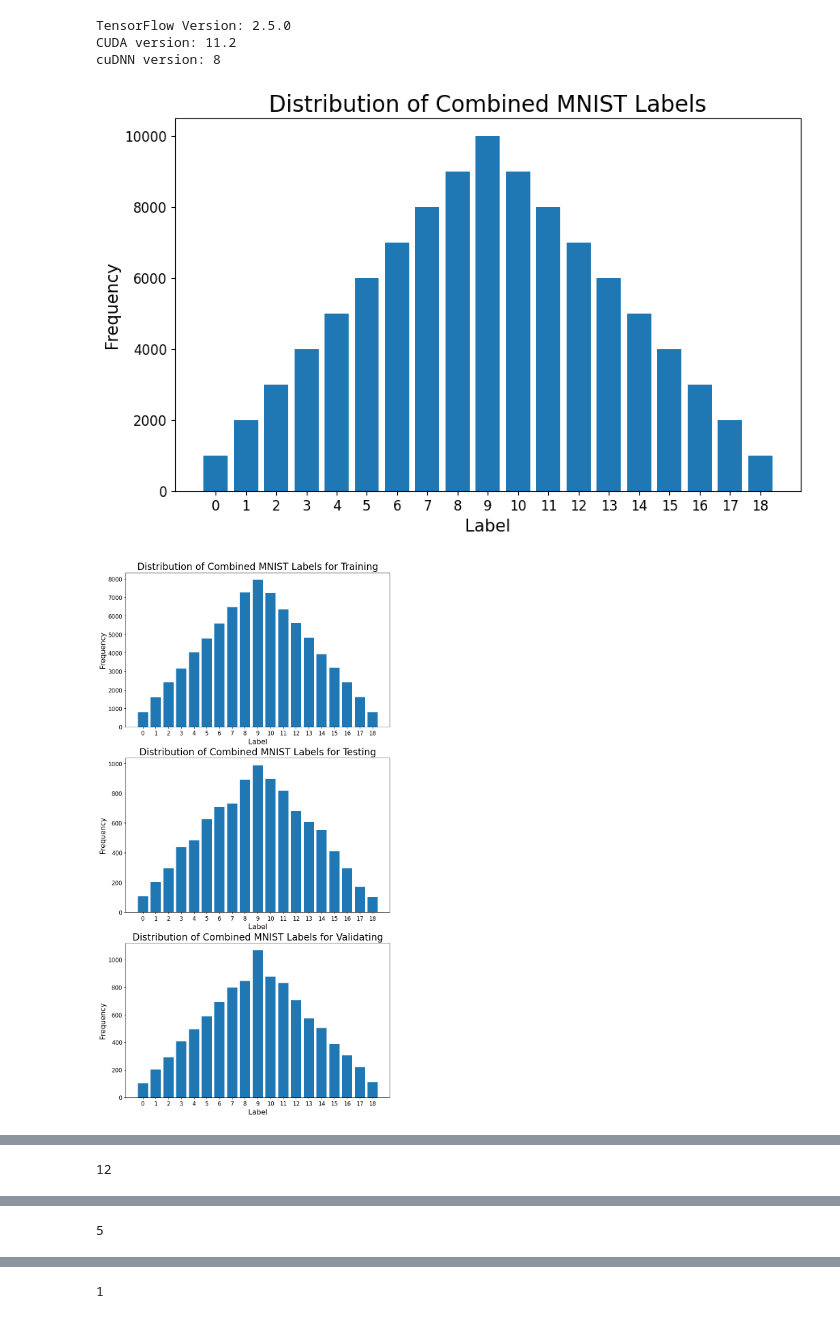
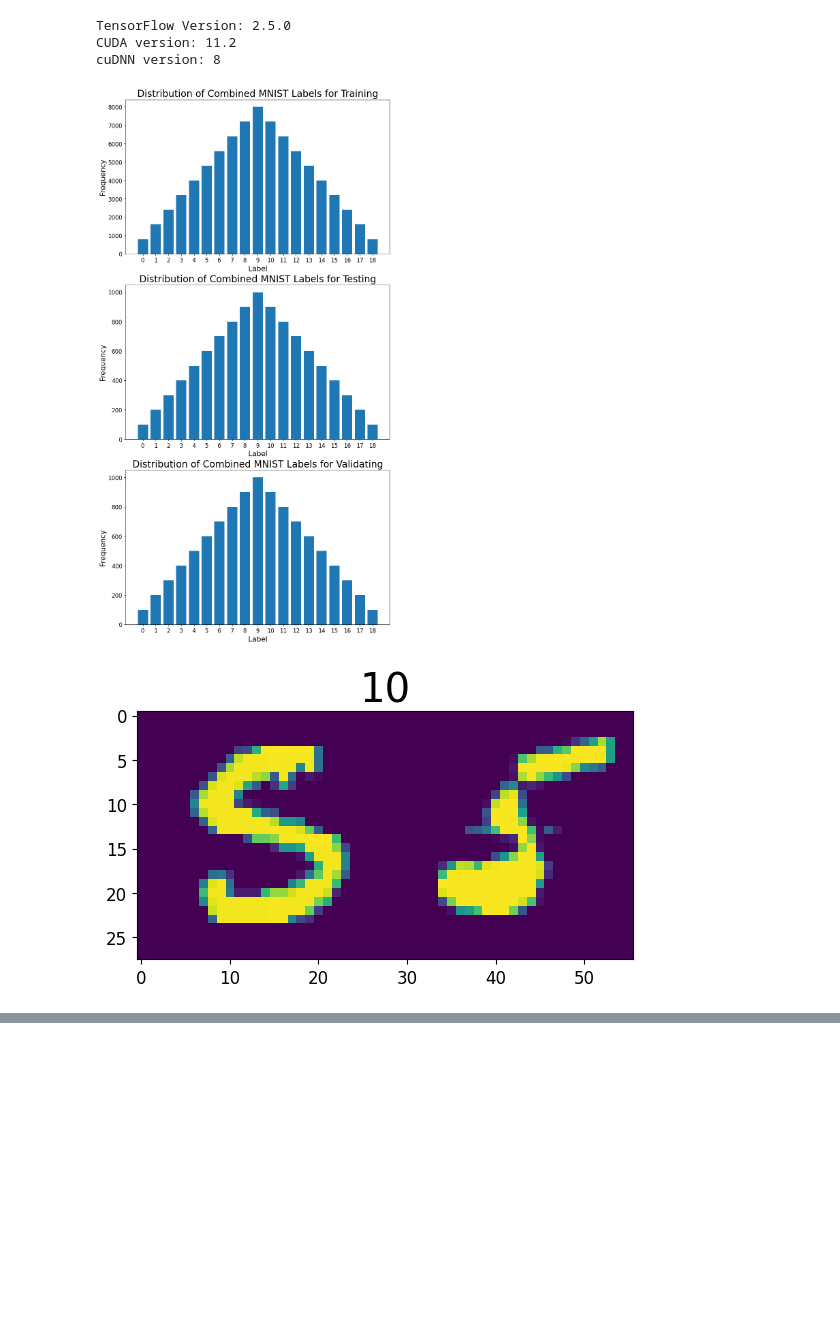
Before and after one commit to ljf441/mnist_add, a Jupyter notebook: pipeline.ipynb, the cells around one changed output, grey strips where cells are left out. Cells and saved outputs as stored; diff of their text form; code cells hidden in the pictures; blank space fills up the shorter version.

```diff
--- a/pipeline.ipynb
+++ b/pipeline.ipynb
@@ -186,37 +151,54 @@ def load_data():
+# %%
+def get_data(output=100000, train_ratio=0.8, val_ratio=0.1, test_ratio=0.1):
+
+    np.random.seed(442)
+    train_shuffle_idx = np.random.permutation(len(x_train_in))
+    x_train = x_train_in[train_shuffle_idx]
+    y_train = y_train_in[train_shuffle_idx]
+
+    test_shuffle_idx = np.random.permutation(len(x_test_in))
+    x_test = x_test_in[test_shuffle_idx]
+    y_test = y_test_in[test_shuffle_idx]
+
+    tv_ratio = round(val_ratio/(1-train_ratio), 2)
+
+    x_test, x_val, y_test, y_val = train_test_split(x_test, y_test, test_size=tv_ratio, random_state=441)
+
+    x_train, y_train = jl_dataset(x_train, y_train, output=int(output*train_ratio))
+
+    x_test, y_test = jl_dataset(x_test, y_test, output=int(output*test_ratio))
+
+    x_val, y_val= jl_dataset(x_val, y_val, output=int(output*val_ratio))
+
+    y_train = to_categorical(y_train, num_classes)
+    y_val = to_categorical(y_val, num_classes)
+    y_test = to_categorical(y_test, num_classes)
+
+    return x_train, y_train, x_test, y_test, x_val, y_val
 # %%
 def plot_dists():
-    X, Y, D1, D2, x_train, y_train, x_test, y_test, x_val, y_val = get_data()
-
-    fig, ax = plt.subplots(figsize=(10, 6))
-    ax.hist(Y, bins=np.arange(20) - 0.5, rwidth=0.8)
-    ax.set_title('Distribution of Combined MNIST Labels', fontsize=20)
-    ax.set_xlabel('Label')
-    ax.set_ylabel('Frequency')
-    ax.set_xticks(range(19))  # Labels from 0 to 18
-    fig.savefig('Y_dist.png')
-    plt.show()
-
+    x_train, y_train, x_test, y_test, x_val, y_val = get_data()
     label = [y_train, y_test, y_val]
     labels = [np.argmax(y, axis=1) for y in label]
     labels_title = ["training", "testing", "validating"]
 
     fig, axs = plt.subplots(3, figsize=(10, 20))
     for i in range(len(labels)):
         axs[i].hist(labels[i], bins=np.arange(20) - 0.5, rwidth=0.8)
         axs[i].set_title(f'Distribution of Combined MNIST Labels for {labels_title[i].capitalize()}', fontsize=20)
         axs[i].set_xlabel('Label')
         axs[i].set_ylabel('Frequency')
         axs[i].set_xticks(range(19))
 
     fig.savefig('Y_split_dist.png')
     plt.show()
 
     for i in range(5):
         plt.imshow(x_train[i])
+        plt.title(np.where(y_train[i]==1)[0][0], fontsize=29)
         plt.show()
-        print(np.where(y_train[i]==1)[0][0])
 
 plot_dists()
 # %% [output]
-[figure, old version]
+[figure, new version]
-[figure, old version]
+[figure, new version]
@@ -224 +205,0 @@ plot_dists()
-12
@@ -226 +206,0 @@ plot_dists()
-5
@@ -228 +207,0 @@ plot_dists()
-1
```
Also changed, not shown: parts of 21 cells of this notebook, 41 other files.
